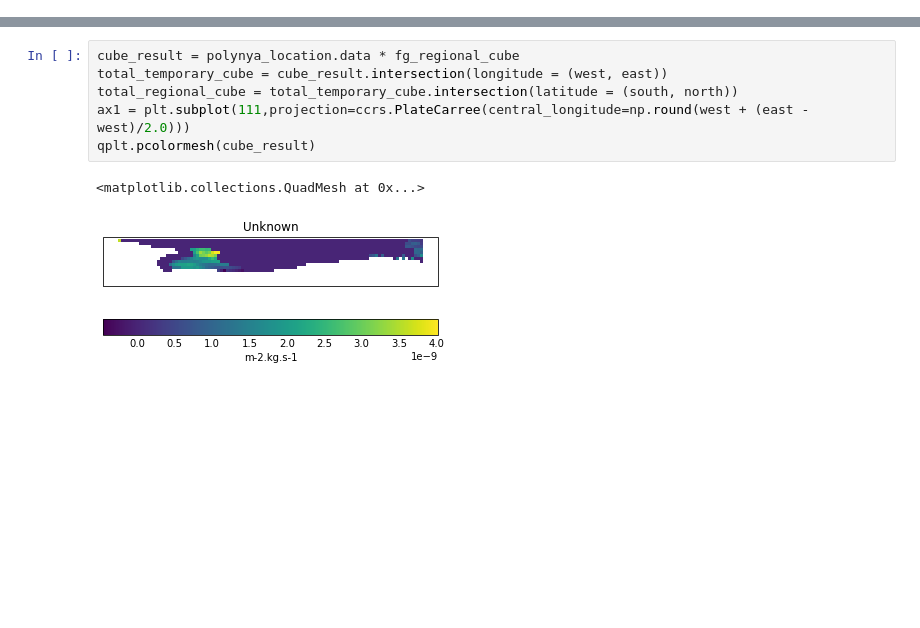
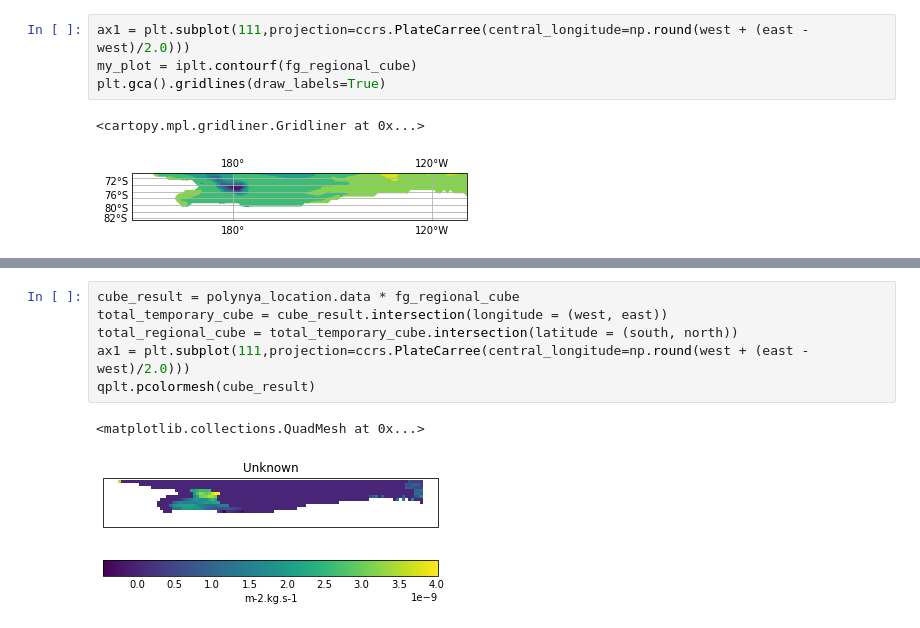
Before and after one commit to ab1261/dissertation_script, a Jupyter notebook: siconc_GDFL_CMv2-Copy1.ipynb, the cells around one changed output, grey strips where cells are left out. Cells and saved outputs as stored; diff of their text form; blank space fills up the shorter version.

```diff
--- a/siconc_GDFL_CMv2-Copy1.ipynb
+++ b/siconc_GDFL_CMv2-Copy1.ipynb
@@ -121,0 +195,7 @@ for i in range (0,2101-2015):
+# %%
+ax1 = plt.subplot(111,projection=ccrs.PlateCarree(central_longitude=np.round(west + (east - west)/2.0)))
+my_plot = iplt.contourf(fg_regional_cube)
+plt.gca().gridlines(draw_labels=True)
+# %% [output]
+<cartopy.mpl.gridliner.Gridliner at 0x...>
+[figure, added]
```
Also changed, not shown: parts of 3 cells of this notebook, 5 other files.
